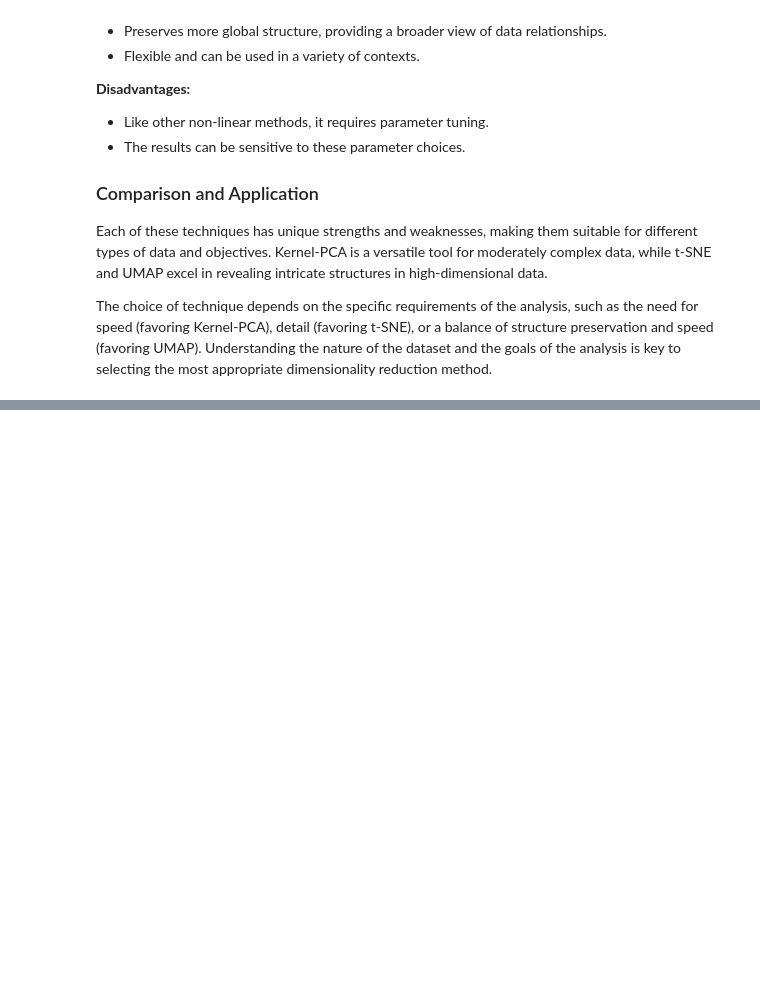
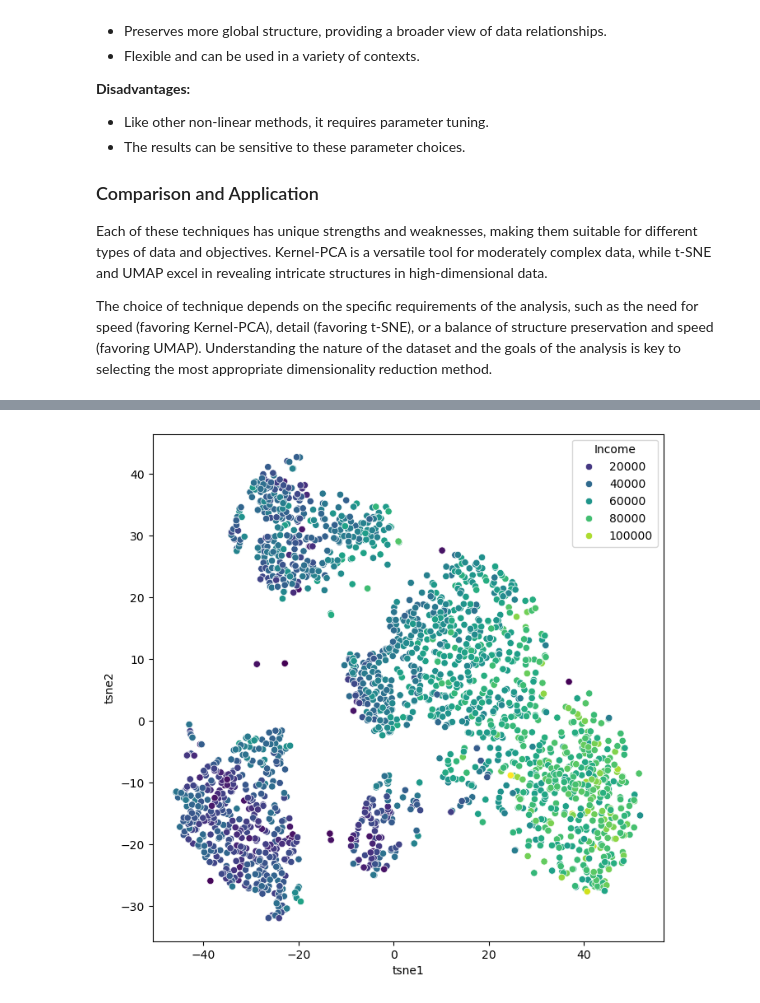
Before and after one commit to florian-huber/data_science_course, a Jupyter notebook: notebooks/live_coding_07_dimensionality_reduction.ipynb, the cells around one changed output, grey strips where cells are left out. Cells and saved outputs as stored; diff of their text form; code cells hidden in the pictures; blank space fills up the shorter version.

```diff
--- a/notebooks/live_coding_07_dimensionality_reduction.ipynb
+++ b/notebooks/live_coding_07_dimensionality_reduction.ipynb
@@ -305,0 +430,19 @@ The choice of technique depends on the specific requirements of the analysis, su
+# %%
+from sklearn.manifold import TSNE
+
+tsne = TSNE(perplexity=50,
+           random_state=0)
+X_tsne = tsne.fit_transform(data_scaled)
+# %%
+data_plot[["tsne1", "tsne2"]] = X_tsne
+
+
+fig, ax = plt.subplots(figsize=(8, 8))
+sb.scatterplot(data=data_plot,
+                x="tsne1",
+                y="tsne2",
+                hue="Income",
+                palette="viridis")
+plt.show()
+# %% [output]
+[figure, added]
```
Also changed, not shown: parts of 19 cells of this notebook.
